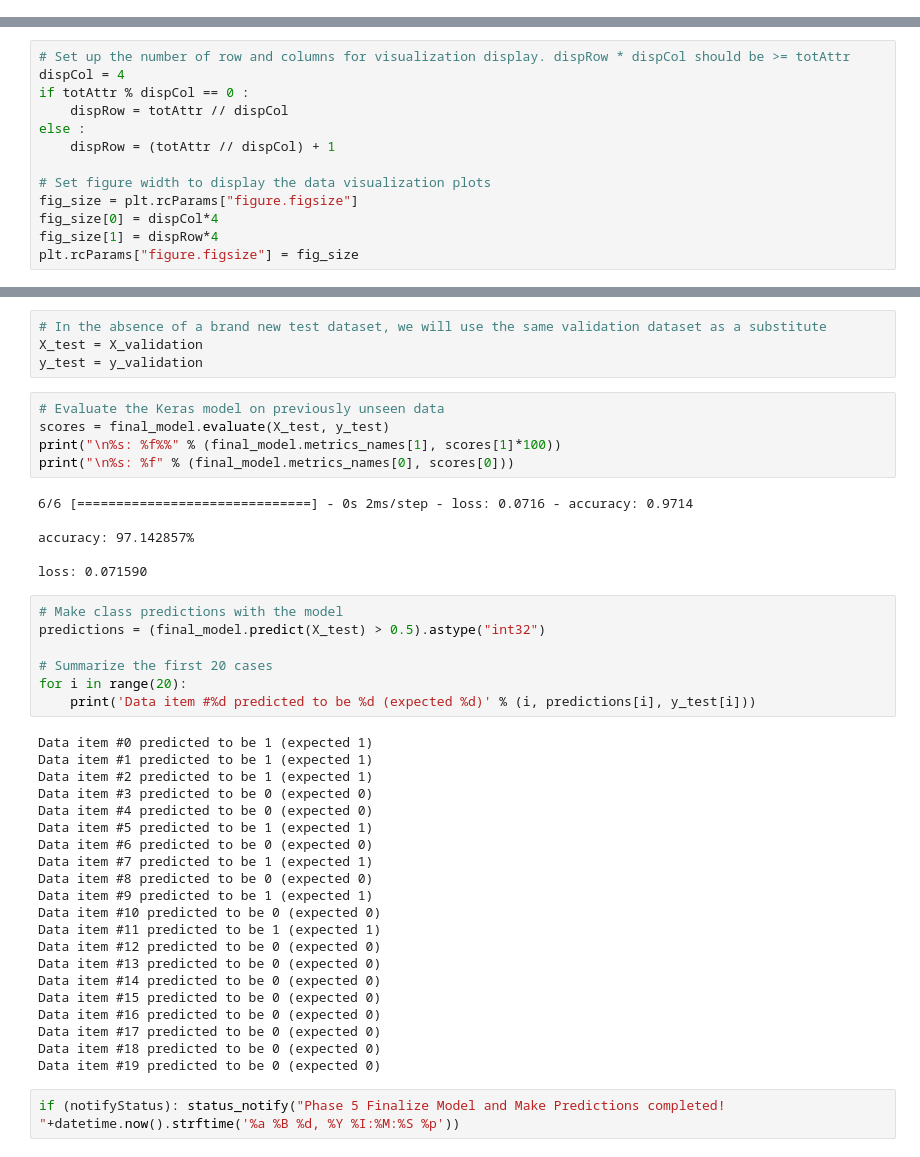
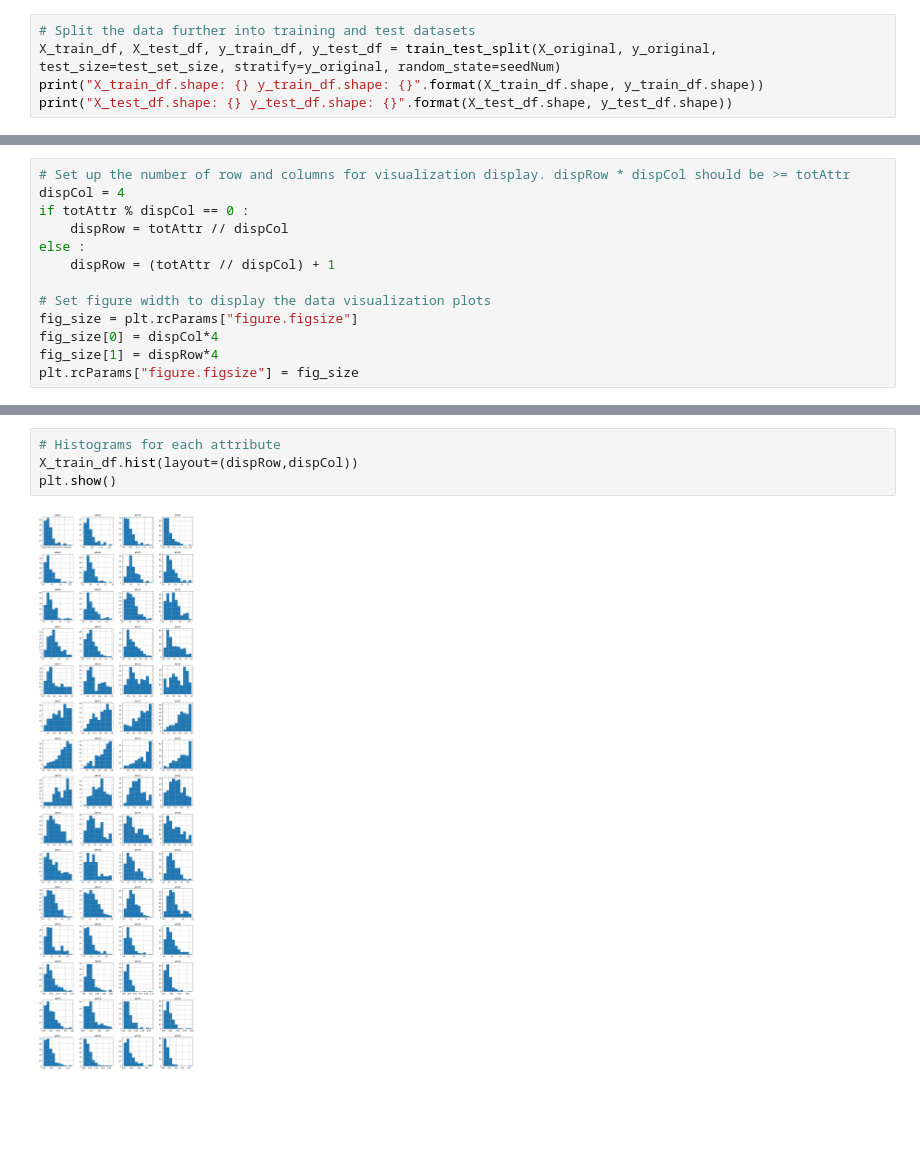
Before and after one commit to daines-analytics/deep-learning-projects, a Jupyter notebook: _py-project-templates/py_tensorflow_binaryclass_tabular_data_example.ipynb, the cells around one changed output, grey strips where cells are left out. Cells and saved outputs as stored; diff of their text form; blank space fills up the shorter version.

```diff
--- a/_py-project-templates/py_tensorflow_binaryclass_tabular_data_example.ipynb
+++ b/_py-project-templates/py_tensorflow_binaryclass_tabular_data_example.ipynb
@@ -334,0 +335,5 @@ Xy_original.shape: (699, 10) X_original.shape: (699, 9) y_original.shape: (699,)
+# %%
+# Split the data further into training and test datasets
+X_train_df, X_test_df, y_train_df, y_test_df = train_test_split(X_original, y_original, test_size=test_set_size, stratify=y_original, random_state=seedNum)
+print("X_train_df.shape: {} y_train_df.shape: {}".format(X_train_df.shape, y_train_df.shape))
+print("X_test_df.shape: {} y_test_df.shape: {}".format(X_test_df.shape, y_test_df.shape))
@@ -631,45 +362,6 @@ plt.show()
-# %%
-# In the absence of a brand new test dataset, we will use the same validation dataset as a substitute
-X_test = X_validation
-y_test = y_validation
-# %%
-# Evaluate the Keras model on previously unseen data
-scores = final_model.evaluate(X_test, y_test)
-print("\n%s: %f%%" % (final_model.metrics_names[1], scores[1]*100))
-print("\n%s: %f" % (final_model.metrics_names[0], scores[0]))
-# %% [output]
-6/6 [==============================] - 0s 2ms/step - loss: 0.0716 - accuracy: 0.9714
-
-accuracy: 97.142857%
-
-loss: 0.071590
-# %%
-# Make class predictions with the model
-predictions = (final_model.predict(X_test) > 0.5).astype("int32")
-
-# Summarize the first 20 cases
-for i in range(20):
-	print('Data item #%d predicted to be %d (expected %d)' % (i, predictions[i], y_test[i]))
-# %% [output]
-Data item #0 predicted to be 1 (expected 1)
-Data item #1 predicted to be 1 (expected 1)
-Data item #2 predicted to be 1 (expected 1)
-Data item #3 predicted to be 0 (expected 0)
-Data item #4 predicted to be 0 (expected 0)
-Data item #5 predicted to be 1 (expected 1)
-Data item #6 predicted to be 0 (expected 0)
-Data item #7 predicted to be 1 (expected 1)
-Data item #8 predicted to be 0 (expected 0)
-Data item #9 predicted to be 1 (expected 1)
-Data item #10 predicted to be 0 (expected 0)
-Data item #11 predicted to be 1 (expected 1)
-Data item #12 predicted to be 0 (expected 0)
-Data item #13 predicted to be 0 (expected 0)
-Data item #14 predicted to be 0 (expected 0)
-Data item #15 predicted to be 0 (expected 0)
-Data item #16 predicted to be 0 (expected 0)
-Data item #17 predicted to be 0 (expected 0)
-Data item #18 predicted to be 0 (expected 0)
-Data item #19 predicted to be 0 (expected 0)
-# %%
-if (notifyStatus): status_notify("Phase 5 Finalize Model and Make Predictions completed! "+datetime.now().strftime('%a %B %d, %Y %I:%M:%S %p'))
+# %%
+# Histograms for each attribute
+X_train_df.hist(layout=(dispRow,dispCol))
+plt.show()
+# %% [output]
+[figure, added]
```
Also changed, not shown: parts of 97 cells of this notebook, 5 other files.
